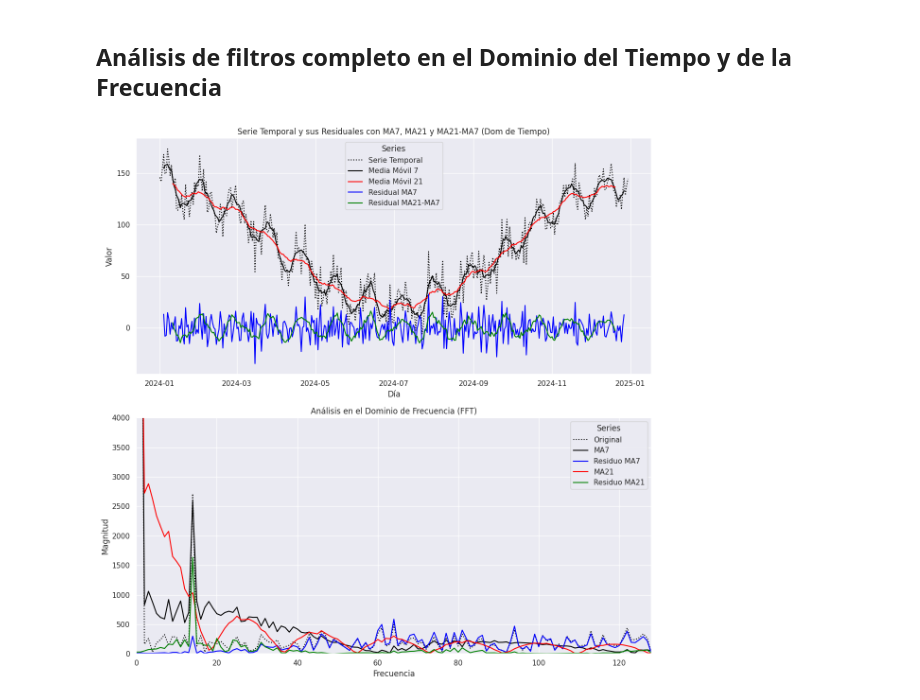
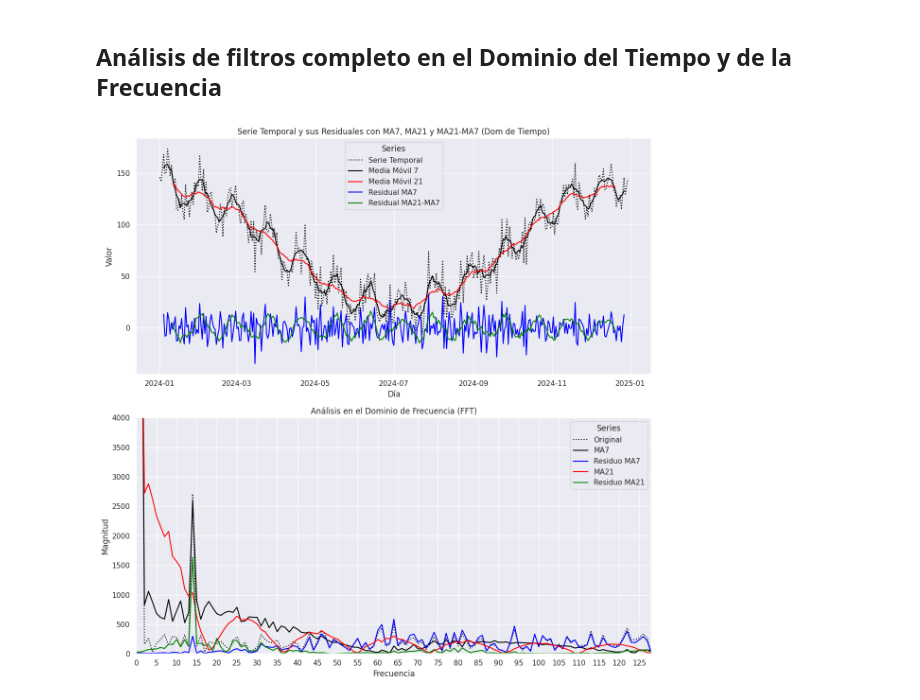
Before and after one commit to matuneville/Signal-Processing-and-Time-Series, a Jupyter notebook: procesamiento_de_señales/DGP-sintetico/media_movil_filtro.ipynb, the cells around one changed output. Saved outputs shown, nothing was run; the diff lists cells and outputs as text; code cells hidden in the pictures.

```diff
--- a/procesamiento_de_señales/DGP-sintetico/media_movil_filtro.ipynb
+++ b/procesamiento_de_señales/DGP-sintetico/media_movil_filtro.ipynb
@@ -102,40 +102,46 @@ sns.lineplot(x=dias, y=residual_ma7, label="Residual MA7", color='blue', ax=axes
 sns.lineplot(x=dias, y=residual_ma21_ma7, label="Residual MA21-MA7", color='green', ax=axes[0])
 
 axes[0].set_title("Serie Temporal y sus Residuales con MA7, MA21 y MA21-MA7 (Dom de Tiempo)")
 axes[0].set_xlabel("Día")
 axes[0].set_ylabel("Valor")
 axes[0].legend(title="Series")
 
 # Función para calcular la FFT
-def safe_fft(data):
+def fourier(data):
+    # Se calcula como el Módulo de las Coordenadas Complejas que devuelve la aplicación de
+    # la Transformada Rápida de Fourier (FFT). Le pongo 0 a los datos NaN de cada extremo.
     return np.abs(np.fft.fft(np.nan_to_num(data, nan=0.0)))
 
 # FFT
-fft_a = safe_fft(serie_temporal)
-fft_outMA7 = safe_fft(ma7)
-fft_difMA7 = safe_fft(residual_ma7)
-fft_outMA21 = safe_fft(ma21)
-fft_difMA21_MA7 = safe_fft(residual_ma21_ma7)
+fft_a = fourier(serie_temporal)
+fft_outMA7 = fourier(ma7)
+fft_difMA7 = fourier(residual_ma7)
+fft_outMA21 = fourier(ma21)
+fft_difMA21_MA7 = fourier(residual_ma21_ma7)
 
 # Segundo gráfico: Análisis en el Dominio de Frecuencia (FFT)
 axes[1].plot(fft_a, label='Original', linestyle=':', color='black')
 axes[1].plot(fft_outMA7, label='MA7', color='black')
 axes[1].plot(fft_difMA7, label='Residuo MA7', color='blue')
 axes[1].plot(fft_outMA21, label='MA21', color='red')
 axes[1].plot(fft_difMA21_MA7, label='Residuo MA21', color='green')
 
 axes[1].set_title("Análisis en el Dominio de Frecuencia (FFT)")
 axes[1].set_xlabel("Frecuencia")
 axes[1].set_ylabel("Magnitud")
 axes[1].set_xlim(0, 128)
 axes[1].set_ylim(0, 4000)
+
+axes[1].set_xticks(range(0, 129, 5))
+axes[1].grid(True)
+
 axes[1].legend(title="Series")
 
 # Ajuste del layout y mostrar la figura
 plt.tight_layout()
 plt.show()
 # %% [output]
-[figure, old version]
+[figure, new version]
 # %% [markdown]
 # Interpretación del Gráfico en el Dominio de Frecuencia (FFT)
 
```
Also changed, not shown: parts of 3 cells of this notebook, 2 other files.
